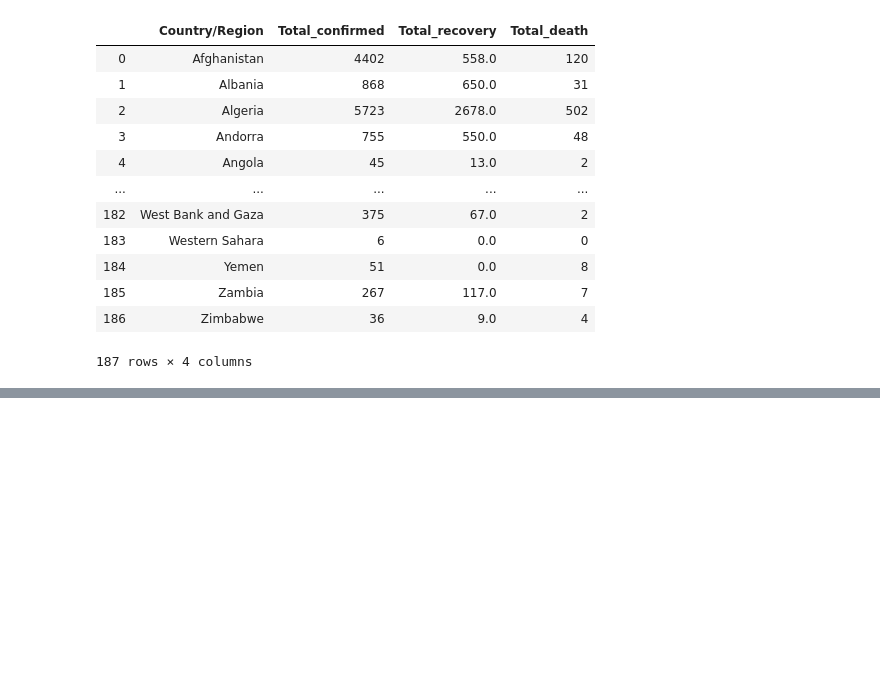
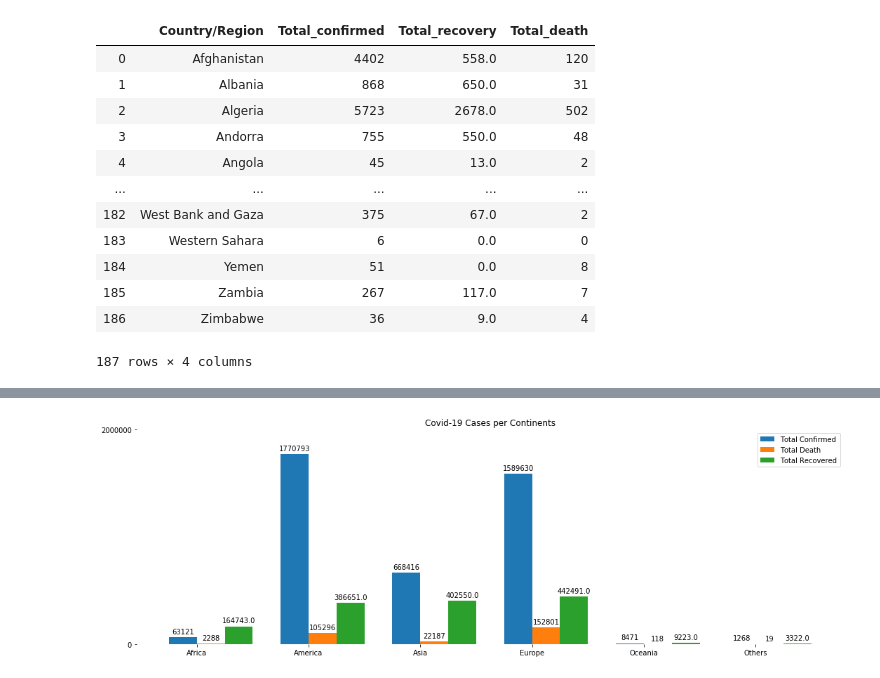
Before and after one commit to Predstan/COVID-19, a Jupyter notebook: covid_code.ipynb, the cells around one changed output, grey strips where cells are left out. Saved outputs shown, nothing was run; the diff lists cells and outputs as text; code cells hidden in the pictures; blank space fills up the shorter version.

```diff
--- a/covid_code.ipynb
+++ b/covid_code.ipynb
@@ -212,10 +212,10 @@ Africa = country_continent[country_continent["continent"] == "Africa"][["country
 Africa = Africa["country"].to_list()
 Africa=[each_string.lower() for each_string in Africa]
 # %%
-South_America = country_continent[country_continent["continent"] == "Americas"][["country", "continent"]]
+America = country_continent[country_continent["continent"] == "Americas"][["country", "continent"]]
 # %%
-South_America = South_America["country"].tolist()
-South_America =[each_string.lower() for each_string in South_America]
+America = America["country"].tolist()
+America =[each_string.lower() for each_string in America]
 # %%
 Europe = country_continent[country_continent["continent"] == "Europe"][["country", "continent"]]
 # %%
@@ -281,16 +273,14 @@ with pd.option_context('mode.chained_assignment', None): #Avoiding Chained Assig
     def continent(val):                                   #Categorizng the
         if val.lower() in Africa:
             return "Africa"
-        elif val.lower() in North_America:
-            return "North America"
+        elif val.lower() in America:
+            return "America"
         elif val.lower() in Asia:
             return "Asia"
         elif val.lower() in Europe:
             return "Europe"
         elif val.lower() in Oceania:
             return "Oceania"
-        elif val.lower() in South_America:
-            return "South America"
         else:
             return "Others"
     combined["Continent"] = combined["Country/Region"].str.strip().apply(continent).copy()
@@ -333,0 +300,3 @@ plt.legend(loc='center')
+# %%
+combined_group = combined.groupby("Continent").sum().reset_index()
+combined_group
@@ -333,0 +311,44 @@ plt.legend(loc='center')
+# %%
+labels = combined_group["Continent"]
+Total_confirmed = combined_group["Total_confirmed"]
+Total_recovery = combined_group["Total_recovery"]
+Total_death = combined_group["Total_death"]
+
+x = np.arange(start=0, stop=12, step=2)             # the label locations
+width = 0.5                          # the width of the bars
+
+fig, ax = plt.subplots(figsize = (15,5))
+rects1 = ax.bar(x - width/2, Total_confirmed, width, label='Total Confirmed')
+rects2 = ax.bar(x + width/2, Total_death, width, label='Total Death')
+rects3 = ax.bar(x + 3*(width/2) , Total_recovery, width, label = "Total Recovered")
+# Add some text for labels, title and custom x-axis tick labels, etc.
+spines = ["bottom", "right", "left", "top"]
+for spot in spines:
+            ax.spines[spot].set_visible(False)
+ax.set_title('Covid-19 Cases per Continents')
+ax.set_yticks([0,2000000])
+ax.set_xticks(x)
+ax.set_xticklabels(labels)
+ax.legend()
+
+
+def autolabel(rects):
+    """Reacts to display height."""
+    for rect in rects:
+        height = rect.get_height()
+        ax.annotate('{}'.format(height),
+                    xy=(rect.get_x() + rect.get_width() / 2, height),
+                    xytext=(0, 3),  # 3 points vertical offset
+                    textcoords="offset points",
+                    ha='center', va='bottom')
+
+
+autolabel(rects1)
+autolabel(rects2)
+autolabel(rects3)
+
+fig.tight_layout()
+
+plt.show()
+# %% [output]
+[figure, added]
```
Also changed, not shown: parts of 12 cells of this notebook.
